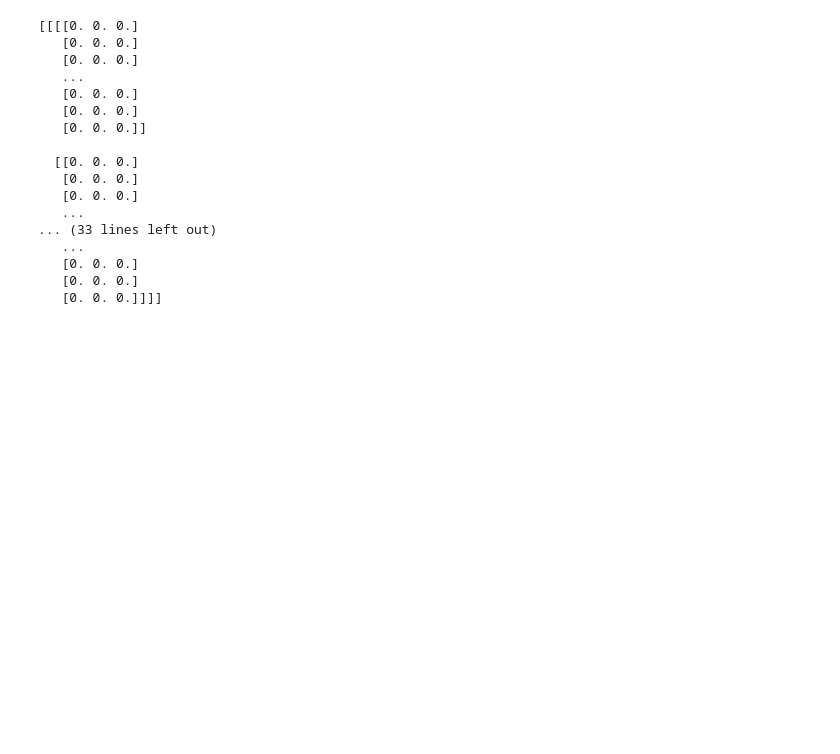
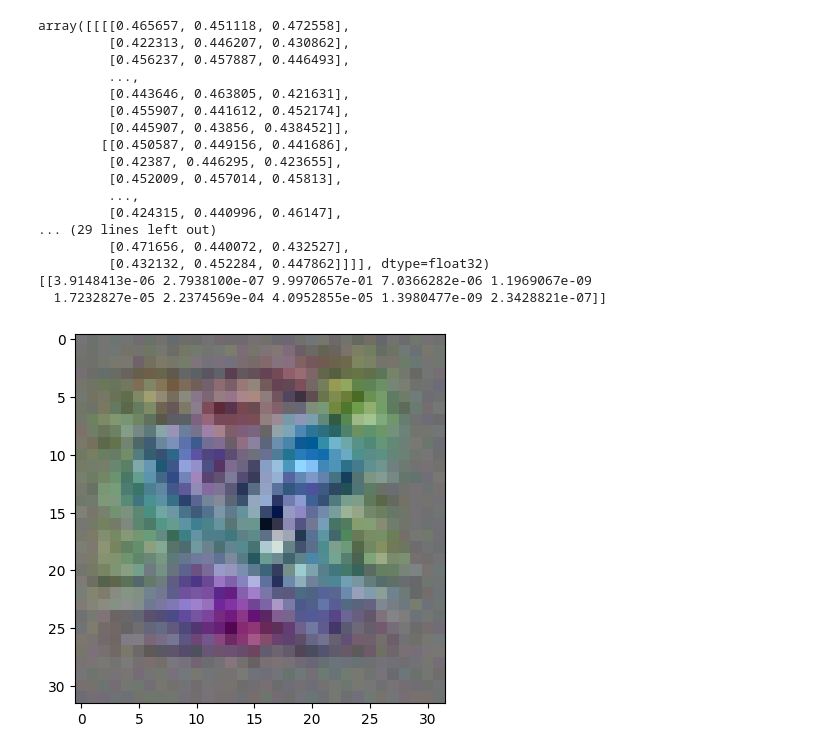
Before and after one commit to AlexPetrusca/project-a-week, a Jupyter notebook: week 9 - deeper into convnets/visualize_classes.ipynb, the cells around one changed output. Drawn from its saved outputs; the diff is of its cells as text; code cells hidden in the pictures; blank space fills up the shorter version.

```diff
--- a/week 9 - deeper into convnets/visualize_classes.ipynb
+++ b/week 9 - deeper into convnets/visualize_classes.ipynb
@@ -51,39 +63,47 @@ optimizer.bind_loss_fn(cross_entropy_loss)
 # %%
 # Cifar-10 labels
 #   0 -> Airplane
 #   1 -> Automobile
 #   2 -> Bird
 #   3 -> Cat
 #   4 -> Deer
 #   5 -> Dog
 #   6 -> Frog
 #   7 -> Horse
 #   8 -> Ship
 #   9 -> Truck
 
-x = noise.reshape(1, *noise.shape)  # batch of 1 image
+x = mx.random.uniform(0, 0.0001, (1, 32, 32, 3))
 
-y = np.zeros((10,))  # one-hot encoded label
-y[0] = 1  # airplane
+y = np.zeros((1, 10))  # one-hot encoded label
+y[0][2] = 1
 
-grad = optimizer.step(x, y)
-print(np.array(grad))
+for i in range(10000):
+    grad = optimizer.step(x, y)
+    # print(grad)
+    x -= 0.001 * grad
+    x = normalize(x)
+
+print(x)
+viz_input(x)
+print(np.array(softmax(network.forward(x))))
 # %% [output]
-[[[[0. 0. 0.]
-   [0. 0. 0.]
-   [0. 0. 0.]
-   ...
-   [0. 0. 0.]
-   [0. 0. 0.]
-   [0. 0. 0.]]
-
-  [[0. 0. 0.]
-   [0. 0. 0.]
-   [0. 0. 0.]
-   ...
-... (33 lines left out)
-   ...
-   [0. 0. 0.]
-   [0. 0. 0.]
-   [0. 0. 0.]]]]
+array([[[[0.465657, 0.451118, 0.472558],
+         [0.422313, 0.446207, 0.430862],
+         [0.456237, 0.457887, 0.446493],
+         ...,
+         [0.443646, 0.463805, 0.421631],
+         [0.455907, 0.441612, 0.452174],
+         [0.445907, 0.43856, 0.438452]],
+        [[0.450587, 0.449156, 0.441686],
+         [0.42387, 0.446295, 0.423655],
+         [0.452009, 0.457014, 0.45813],
+         ...,
+         [0.424315, 0.440996, 0.46147],
+... (29 lines left out)
+         [0.471656, 0.440072, 0.432527],
+         [0.432132, 0.452284, 0.447862]]]], dtype=float32)
+[[3.9148413e-06 2.7938100e-07 9.9970657e-01 7.0366282e-06 1.1969067e-09
+  1.7232827e-05 2.2374569e-04 4.0952855e-05 1.3980477e-09 2.3428821e-07]]
+[figure, added]
 # %%
```
Also changed, not shown: parts of 3 cells of this notebook, 1 other file.
